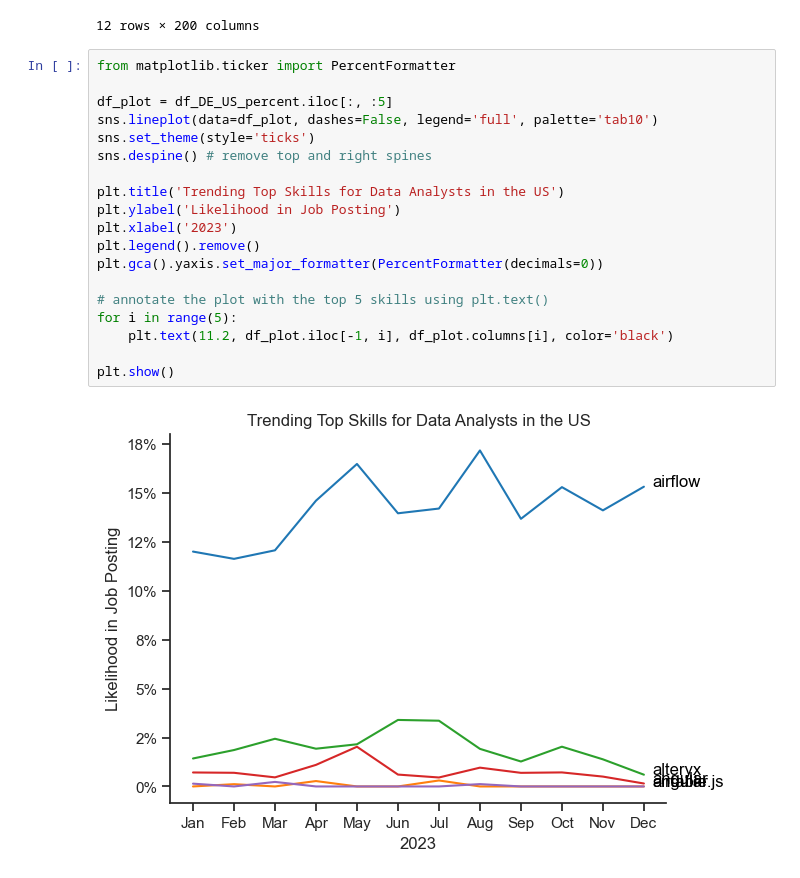
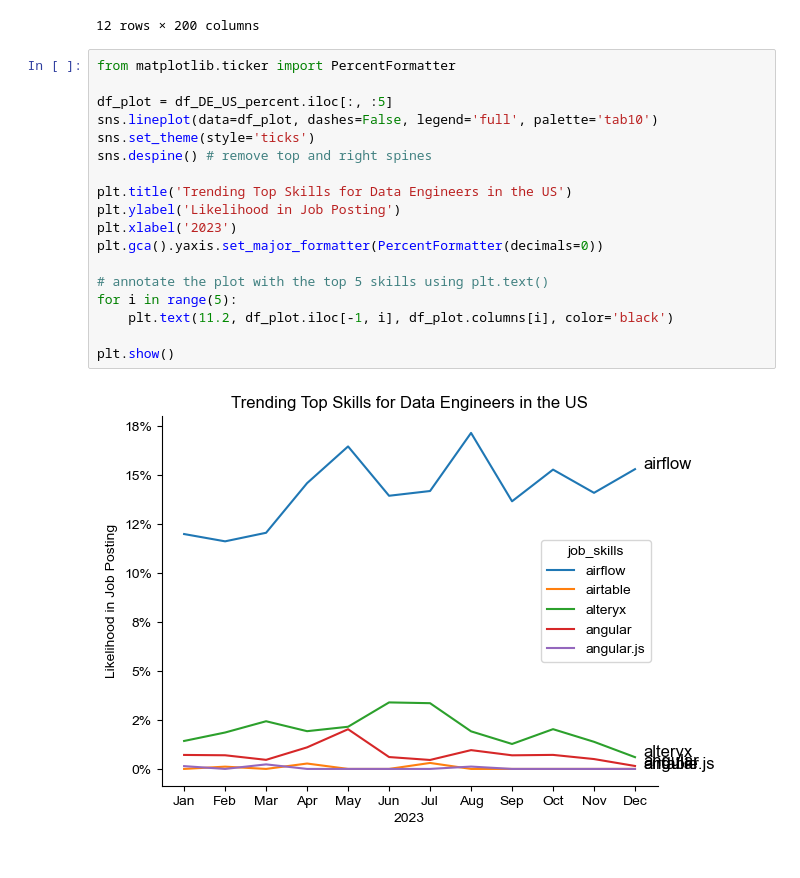
Before and after one commit to ScientistPradip/Python_Project, a Jupyter notebook: 3_Project/3_Skill_Trend.ipynb, the cells around one changed output. Drawn from its saved outputs; the diff is of its cells as text.

```diff
--- a/3_Project/3_Skill_Trend.ipynb
+++ b/3_Project/3_Skill_Trend.ipynb
@@ -124,21 +108,20 @@ df_DE_US_percent
 # %%
 from matplotlib.ticker import PercentFormatter
 
 df_plot = df_DE_US_percent.iloc[:, :5]
 sns.lineplot(data=df_plot, dashes=False, legend='full', palette='tab10')
 sns.set_theme(style='ticks')
 sns.despine() # remove top and right spines
 
-plt.title('Trending Top Skills for Data Analysts in the US')
+plt.title('Trending Top Skills for Data Engineers in the US')
 plt.ylabel('Likelihood in Job Posting')
 plt.xlabel('2023')
-plt.legend().remove()
 plt.gca().yaxis.set_major_formatter(PercentFormatter(decimals=0))
 
 # annotate the plot with the top 5 skills using plt.text()
 for i in range(5):
     plt.text(11.2, df_plot.iloc[-1, i], df_plot.columns[i], color='black')
 
 plt.show()
 # %% [output]
-[figure, old version]
+[figure, new version]
```
Also changed, not shown: parts of 2 cells of this notebook, 3 other files.
